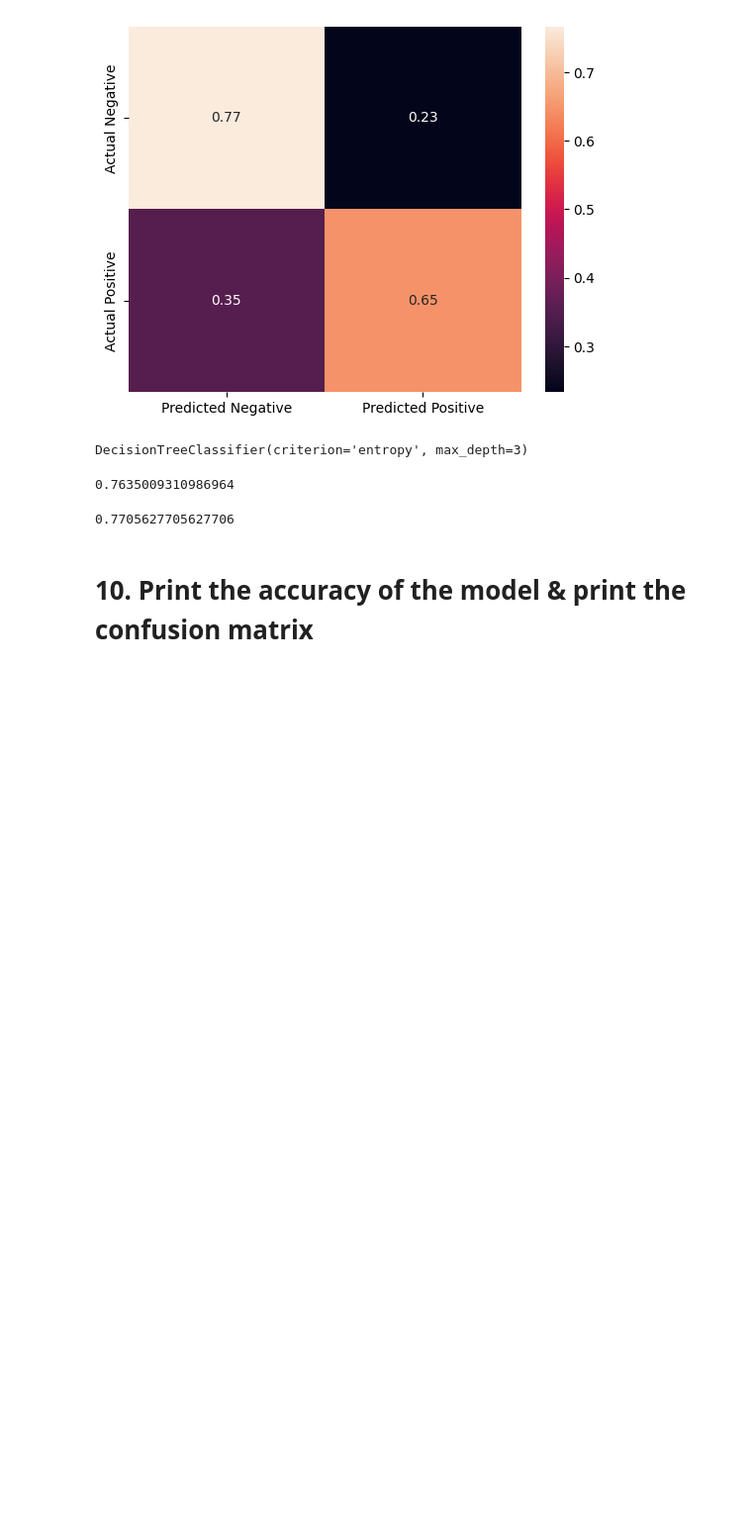
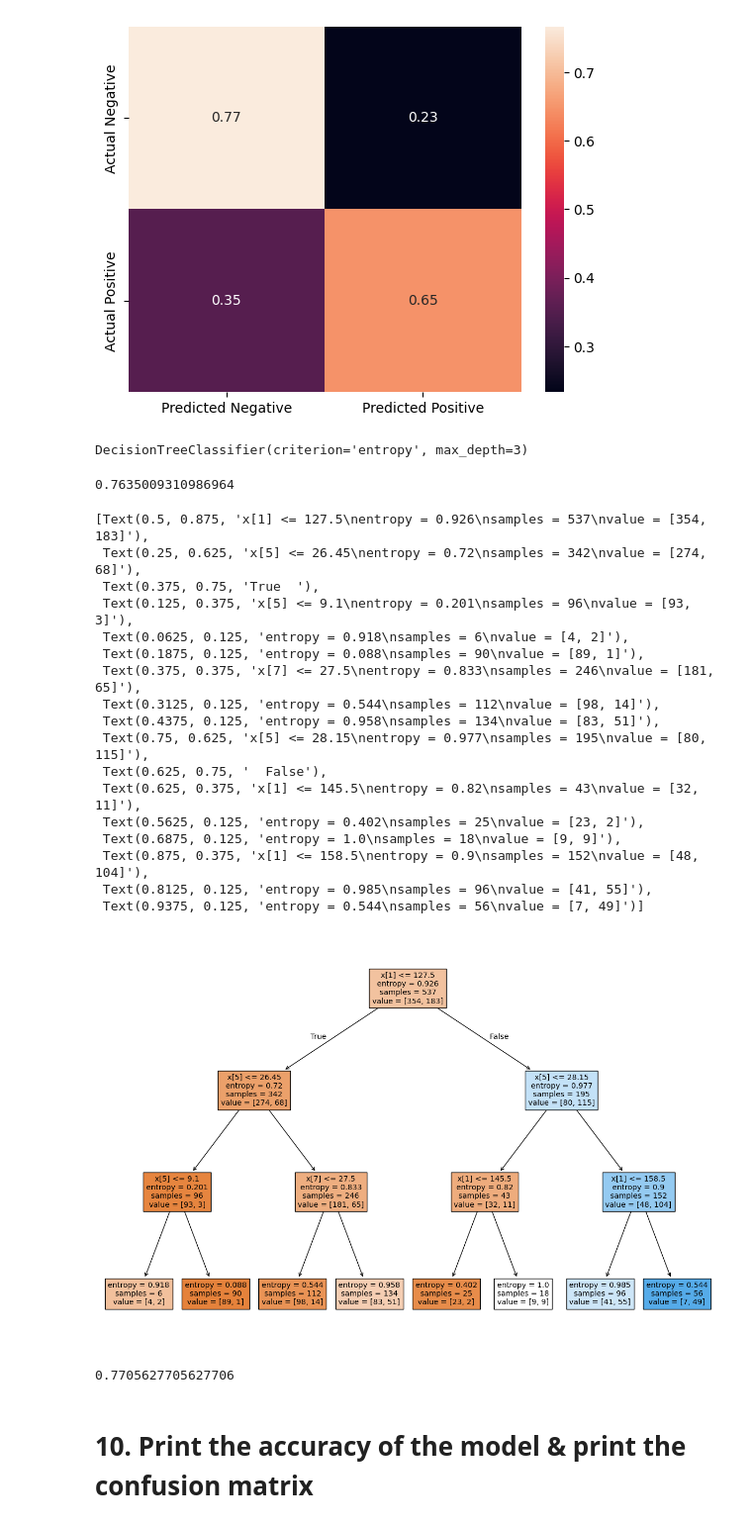
Before and after one commit to Rajesh2015/Supervised-Learning, a Jupyter notebook: Ensemble Technique/PE -DT-Questions.ipynb, the cells around one changed output. Shown at 99% size. Saved outputs shown, nothing was run; the diff lists cells and outputs as text; code cells hidden in the pictures; blank space fills up the shorter version.

```diff
--- a/Ensemble Technique/PE -DT-Questions.ipynb
+++ b/Ensemble Technique/PE -DT-Questions.ipynb
@@ -270,6 +293,29 @@ DecisionTreeClassifier(criterion='entropy', max_depth=3)
 clf2.score(X_train,y_train)
 # %% [output]
 0.7635009310986964
+# %%
+from sklearn import tree
+plt.figure(figsize=(15,10))
+tree.plot_tree(clf2,filled=True)
+# %% [output]
+[Text(0.5, 0.875, 'x[1] <= 127.5\nentropy = 0.926\nsamples = 537\nvalue = [354, 183]'),
+ Text(0.25, 0.625, 'x[5] <= 26.45\nentropy = 0.72\nsamples = 342\nvalue = [274, 68]'),
+ Text(0.375, 0.75, 'True  '),
+ Text(0.125, 0.375, 'x[5] <= 9.1\nentropy = 0.201\nsamples = 96\nvalue = [93, 3]'),
+ Text(0.0625, 0.125, 'entropy = 0.918\nsamples = 6\nvalue = [4, 2]'),
+ Text(0.1875, 0.125, 'entropy = 0.088\nsamples = 90\nvalue = [89, 1]'),
+ Text(0.375, 0.375, 'x[7] <= 27.5\nentropy = 0.833\nsamples = 246\nvalue = [181, 65]'),
+ Text(0.3125, 0.125, 'entropy = 0.544\nsamples = 112\nvalue = [98, 14]'),
+ Text(0.4375, 0.125, 'entropy = 0.958\nsamples = 134\nvalue = [83, 51]'),
+ Text(0.75, 0.625, 'x[5] <= 28.15\nentropy = 0.977\nsamples = 195\nvalue = [80, 115]'),
+ Text(0.625, 0.75, '  False'),
+ Text(0.625, 0.375, 'x[1] <= 145.5\nentropy = 0.82\nsamples = 43\nvalue = [32, 11]'),
+ Text(0.5625, 0.125, 'entropy = 0.402\nsamples = 25\nvalue = [23, 2]'),
+ Text(0.6875, 0.125, 'entropy = 1.0\nsamples = 18\nvalue = [9, 9]'),
+ Text(0.875, 0.375, 'x[1] <= 158.5\nentropy = 0.9\nsamples = 152\nvalue = [48, 104]'),
+ Text(0.8125, 0.125, 'entropy = 0.985\nsamples = 96\nvalue = [41, 55]'),
+ Text(0.9375, 0.125, 'entropy = 0.544\nsamples = 56\nvalue = [7, 49]')]
+[figure, added]
 # %%
 clf2.score(X_test,y_test)
 # %% [output]
```
Also changed, not shown: parts of 3 cells of this notebook.
